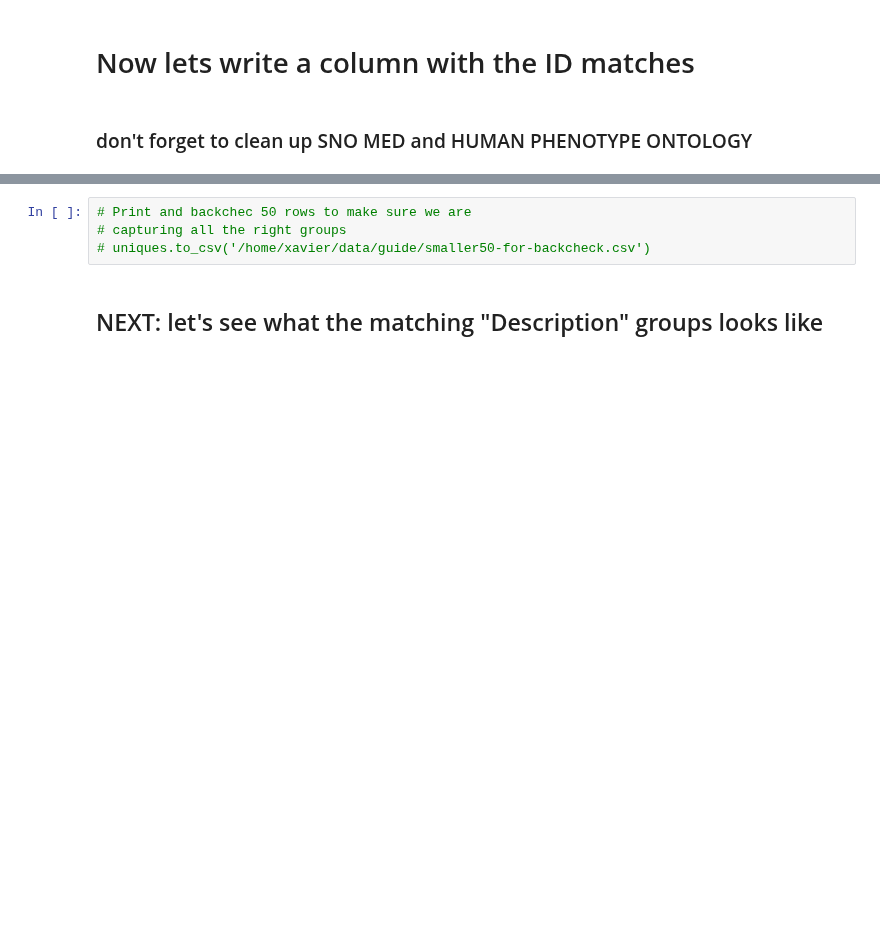
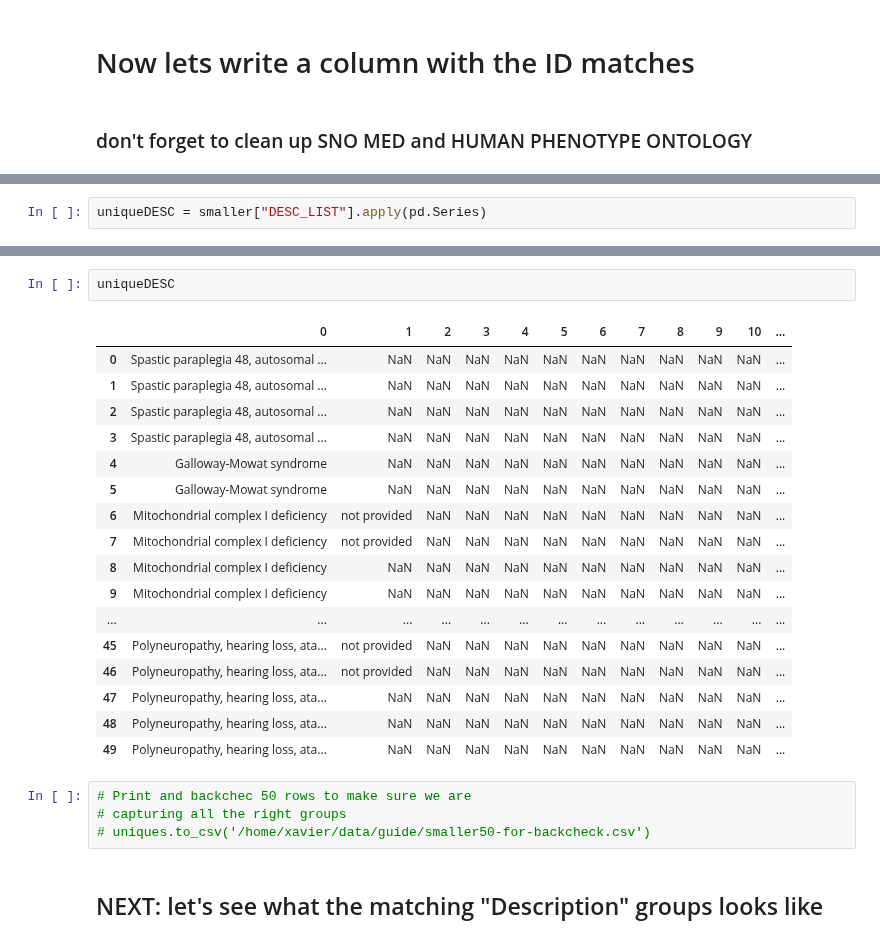
Before and after one commit to xthomas/dataviz, a Jupyter notebook: genomic_literacy/ParsingPhenotypes05.ipynb, the cells around one changed output, grey strips where cells are left out. Drawn from its saved outputs; the diff is of its cells as text; blank space fills up the shorter version.

```diff
--- a/genomic_literacy/ParsingPhenotypes05.ipynb
+++ b/genomic_literacy/ParsingPhenotypes05.ipynb
@@ -143,0 +132,2 @@ uniques
+# %%
+uniqueDESC = smaller["DESC_LIST"].apply(pd.Series)
@@ -144,3 +154,23 @@ uniques
+# %%
+uniqueDESC
+# %% [output]
+|  | 0 | 1 | 2 | 3 | 4 | 5 | 6 | 7 | 8 | 9 | 10 | ... |
+| 0 | Spastic paraplegia 48, autosomal ... | NaN | NaN | NaN | NaN | NaN | NaN | NaN | NaN | NaN | NaN | ... |
+| 1 | Spastic paraplegia 48, autosomal ... | NaN | NaN | NaN | NaN | NaN | NaN | NaN | NaN | NaN | NaN | ... |
+| 2 | Spastic paraplegia 48, autosomal ... | NaN | NaN | NaN | NaN | NaN | NaN | NaN | NaN | NaN | NaN | ... |
+| 3 | Spastic paraplegia 48, autosomal ... | NaN | NaN | NaN | NaN | NaN | NaN | NaN | NaN | NaN | NaN | ... |
+| 4 | Galloway-Mowat syndrome | NaN | NaN | NaN | NaN | NaN | NaN | NaN | NaN | NaN | NaN | ... |
+| 5 | Galloway-Mowat syndrome | NaN | NaN | NaN | NaN | NaN | NaN | NaN | NaN | NaN | NaN | ... |
+| 6 | Mitochondrial complex I deficiency | not provided | NaN | NaN | NaN | NaN | NaN | NaN | NaN | NaN | NaN | ... |
+| 7 | Mitochondrial complex I deficiency | not provided | NaN | NaN | NaN | NaN | NaN | NaN | NaN | NaN | NaN | ... |
+| 8 | Mitochondrial complex I deficiency | NaN | NaN | NaN | NaN | NaN | NaN | NaN | NaN | NaN | NaN | ... |
+| 9 | Mitochondrial complex I deficiency | NaN | NaN | NaN | NaN | NaN | NaN | NaN | NaN | NaN | NaN | ... |
+| ... | ... | ... | ... | ... | ... | ... | ... | ... | ... | ... | ... | ... |
+| 45 | Polyneuropathy, hearing loss, ata... | not provided | NaN | NaN | NaN | NaN | NaN | NaN | NaN | NaN | NaN | ... |
+| 46 | Polyneuropathy, hearing loss, ata... | not provided | NaN | NaN | NaN | NaN | NaN | NaN | NaN | NaN | NaN | ... |
+| 47 | Polyneuropathy, hearing loss, ata... | NaN | NaN | NaN | NaN | NaN | NaN | NaN | NaN | NaN | NaN | ... |
+| 48 | Polyneuropathy, hearing loss, ata... | NaN | NaN | NaN | NaN | NaN | NaN | NaN | NaN | NaN | NaN | ... |
+| 49 | Polyneuropathy, hearing loss, ata... | NaN | NaN | NaN | NaN | NaN | NaN | NaN | NaN | NaN | NaN | ... |
 # %%
 # Print and backchec 50 rows to make sure we are
 # capturing all the right groups
```
Also changed, not shown: parts of 16 cells of this notebook.
